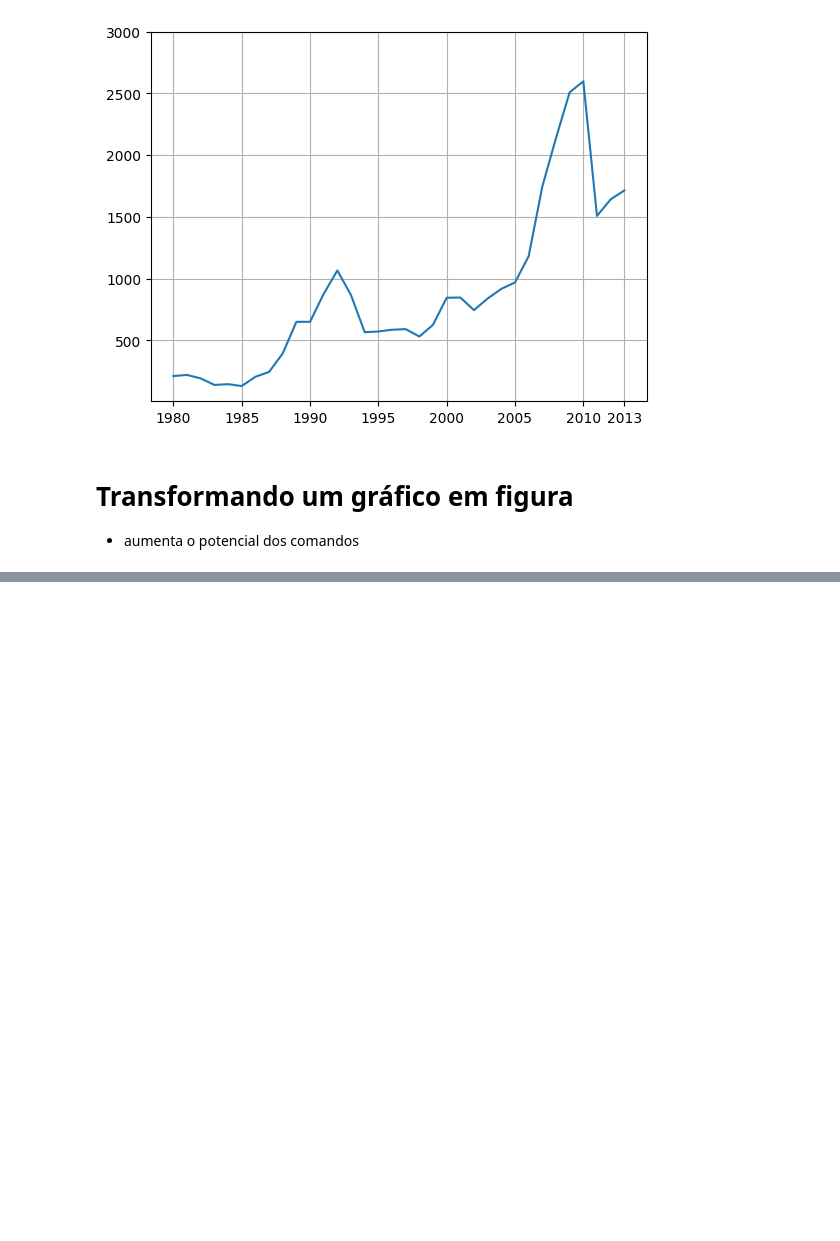
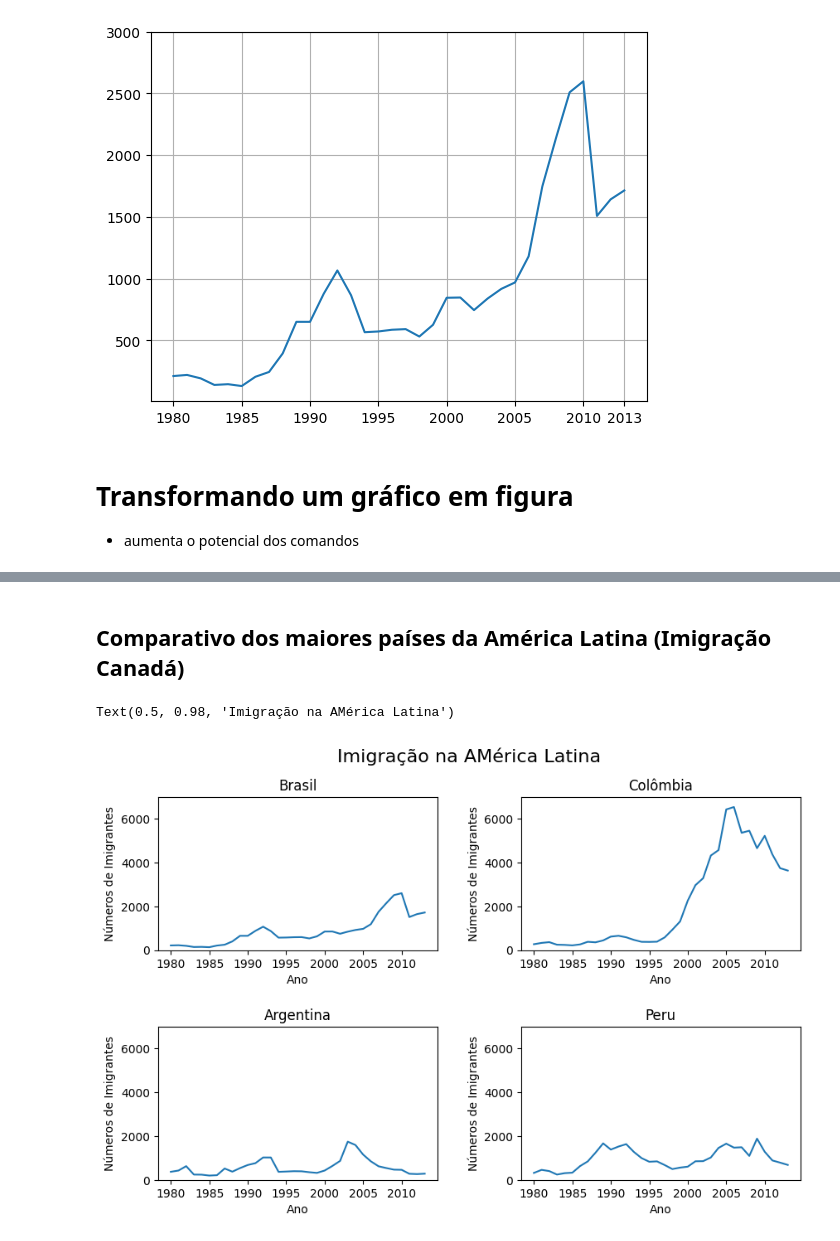
Before and after one commit to LeoSousaJesus/semana_estatistica, a Jupyter notebook: aula2.ipynb, the cells around one changed output, grey strips where cells are left out. Saved outputs shown, nothing was run; the diff lists cells and outputs as text; code cells hidden in the pictures; blank space fills up the shorter version.

```diff
--- a/aula2.ipynb
+++ b/aula2.ipynb
@@ -278,0 +303,4 @@ plt.show
+# %%
+# observação - caso necessite mudar os ticks
+ax.xaxis.set_tick_params(labelsize=12)
+df_brasil
@@ -278,0 +325,53 @@ plt.show
+# %% [markdown]
+## Comparativo dos maiores países da América Latina (Imigração Canadá)
+# %%
+# Criar uma figura
+fig, axs = plt.subplots(2,2,figsize=(10,6))
+
+# Brasil
+axs[0,0].plot(df.loc['Brasil',anos])
+axs[0,0].set_title('Brasil')
+
+# Colômbia
+
+axs[0,1].plot(df.loc['Colômbia',anos])
+axs[0,1].set_title('Colômbia')
+
+# Argentina
+
+axs[1,0].plot(df.loc['Argentina',anos])
+axs[1,0].set_title('Argentina')
+
+# Peru
+axs[1,1].plot(df.loc['Peru',anos])
+axs[1,1].set_title('Peru')
+
+fig.subplots_adjust(hspace=0.5,wspace=0.3)
+
+for ax in axs.flat:
+    ax.xaxis.set_major_locator(plt.MultipleLocator(5))
+
+for ax in axs.flat:
+    ax.set_xlabel('Ano')
+    ax.set_ylabel('Números de Imigrantes')
+
+# Usando ravel() - achatar a matriz evitando o uso complexo do for
+# Usando set_ylim() - definir o limite dos valores
+
+# definir o limite mínimo
+ymin = 0
+
+# definir o limite máximo
+ymax = 7000
+
+# criar um for usar ravel() - achatar uma matriz bidimensional em unidimensional
+for ax in axs.ravel(): # uso do array unidimensional
+    # usar set_ylim() - determinar o mínimo e o máximo do eixo y
+    ax.set_ylim(ymin,ymax)
+
+# suptitle
+fig.suptitle("Imigração na AMérica Latina",fontsize=16)
+# Customizando o Matplotlib (cores, fontes, bordas)
+# %% [output]
+Text(0.5, 0.98, 'Imigração na AMérica Latina')
+[figure, added]
```
Also changed, not shown: parts of 9 cells of this notebook, 1 other file.
